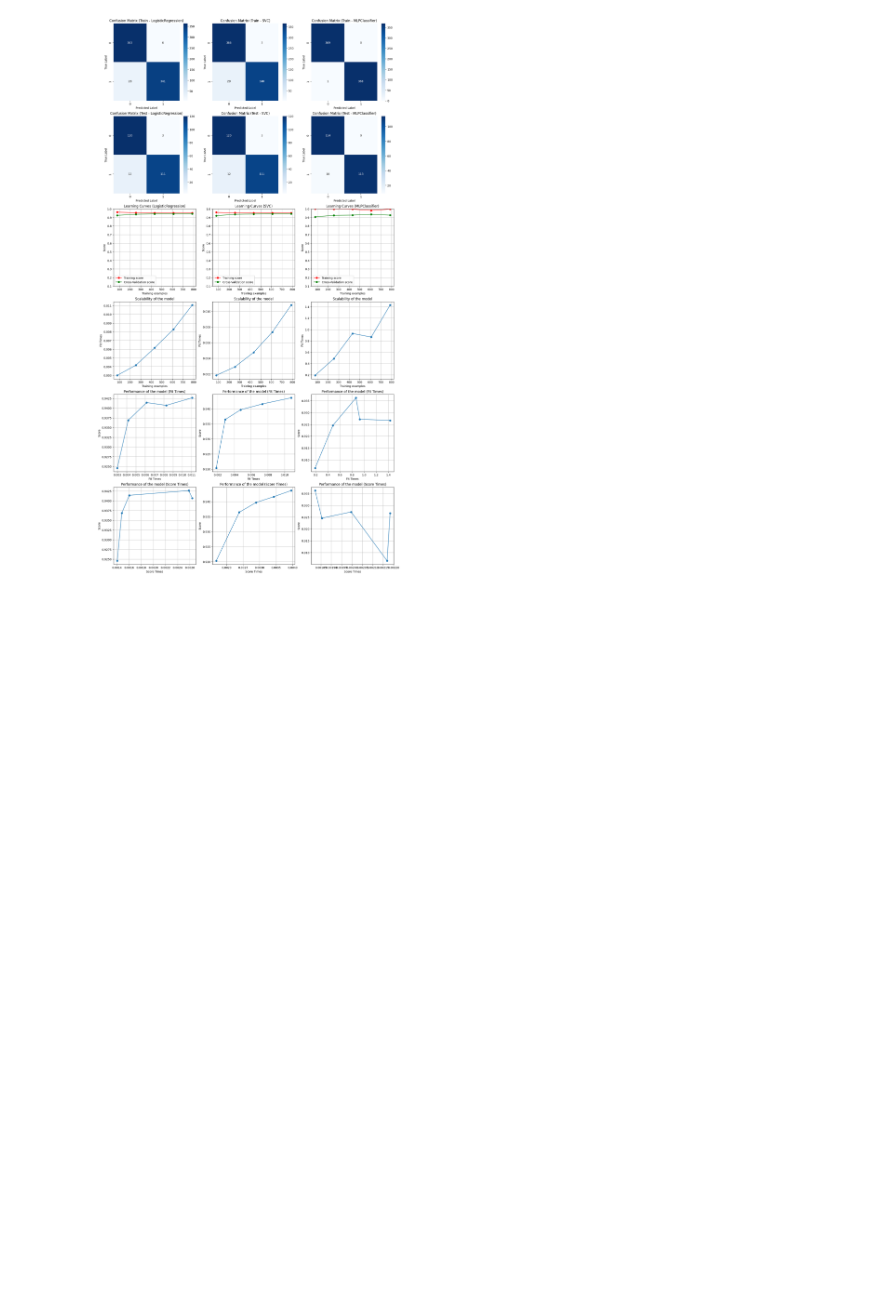
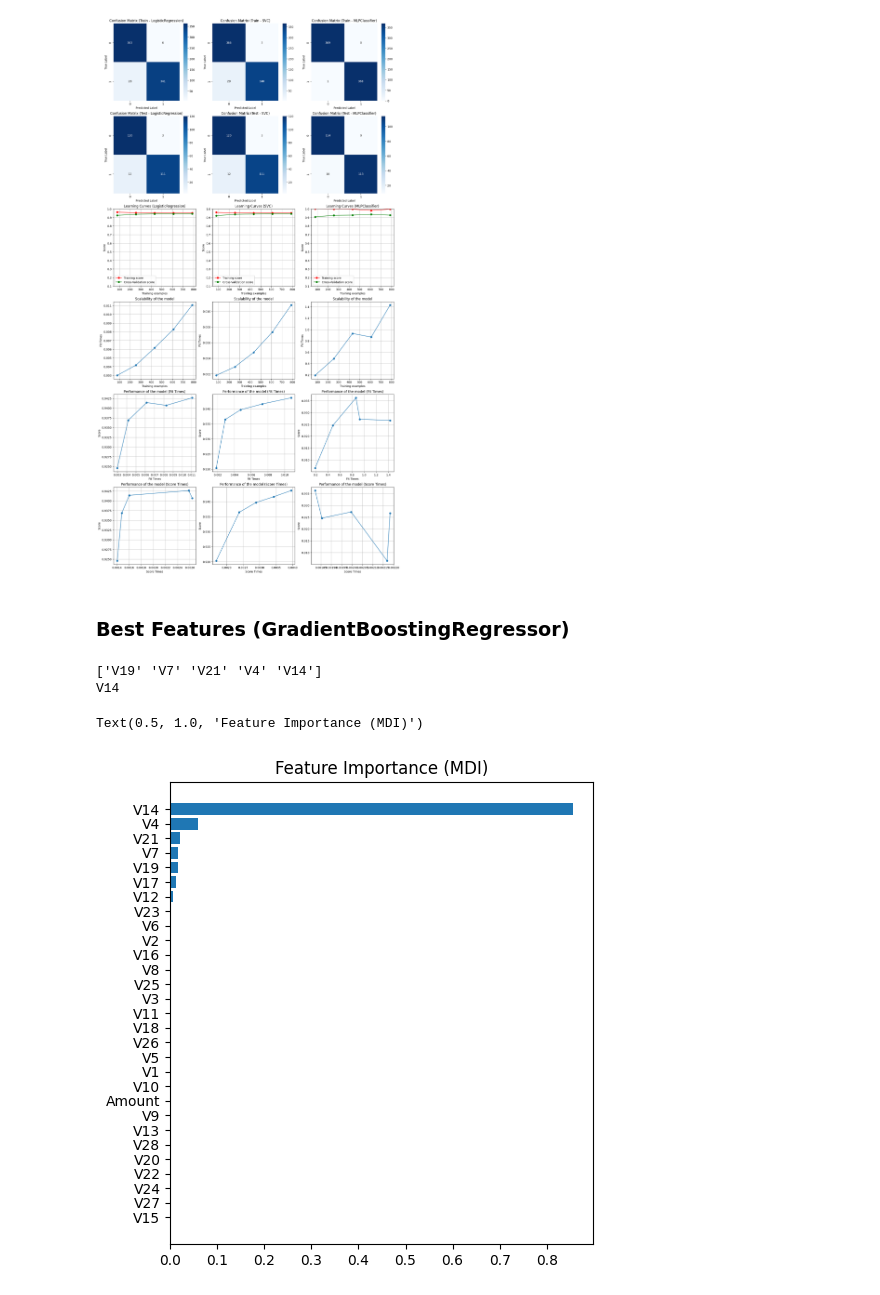
Before and after one commit to andreaoliveira9/Projeto-TAA-1, a Jupyter notebook: Project.ipynb, the cells around one changed output. Saved outputs shown, nothing was run; the diff lists cells and outputs as text; code cells hidden in the pictures; blank space fills up the shorter version.

```diff
--- a/Project.ipynb
+++ b/Project.ipynb
@@ -491,3 +491,40 @@ SVC
         Precision score: 0.9262.
         Recall score: 0.9187.
 [figure]
+# %% [markdown]
+### Best Features (GradientBoostingRegressor)
+# %%
+from sklearn.inspection import permutation_importance
+from sklearn.ensemble import GradientBoostingRegressor
+
+
+params = {
+    "n_estimators": 500,
+    "max_depth": 4,
+    "min_samples_split": 5,
+    "learning_rate": 0.01,
+    "loss": 'absolute_error',
+}
+
+X_train, X_test, y_train, y_test = train_test_split(X, Y, stratify = Y)
+
+reg = GradientBoostingRegressor(**params)
+reg.fit(X_train, y_train)
+
+features = X.columns.values
+feature_importance = reg.feature_importances_
+sorted_idx = np.argsort(feature_importance)
+five_most_important_features = features[sorted_idx][-5:]
+print (five_most_important_features)
+print (five_most_important_features[-1])
+pos = np.arange(sorted_idx.shape[0]) + 0.5
+fig = plt.figure(figsize=(12, 6))
+plt.subplot(1, 2, 1)
+plt.barh(pos, feature_importance[sorted_idx], align="center")
+plt.yticks(pos, np.array(features)[sorted_idx])
+plt.title("Feature Importance (MDI)")
+# %% [output]
+['V19' 'V7' 'V21' 'V4' 'V14']
+V14
+Text(0.5, 1.0, 'Feature Importance (MDI)')
+[figure, added]
```
Also changed, not shown: parts of 2 cells of this notebook.
